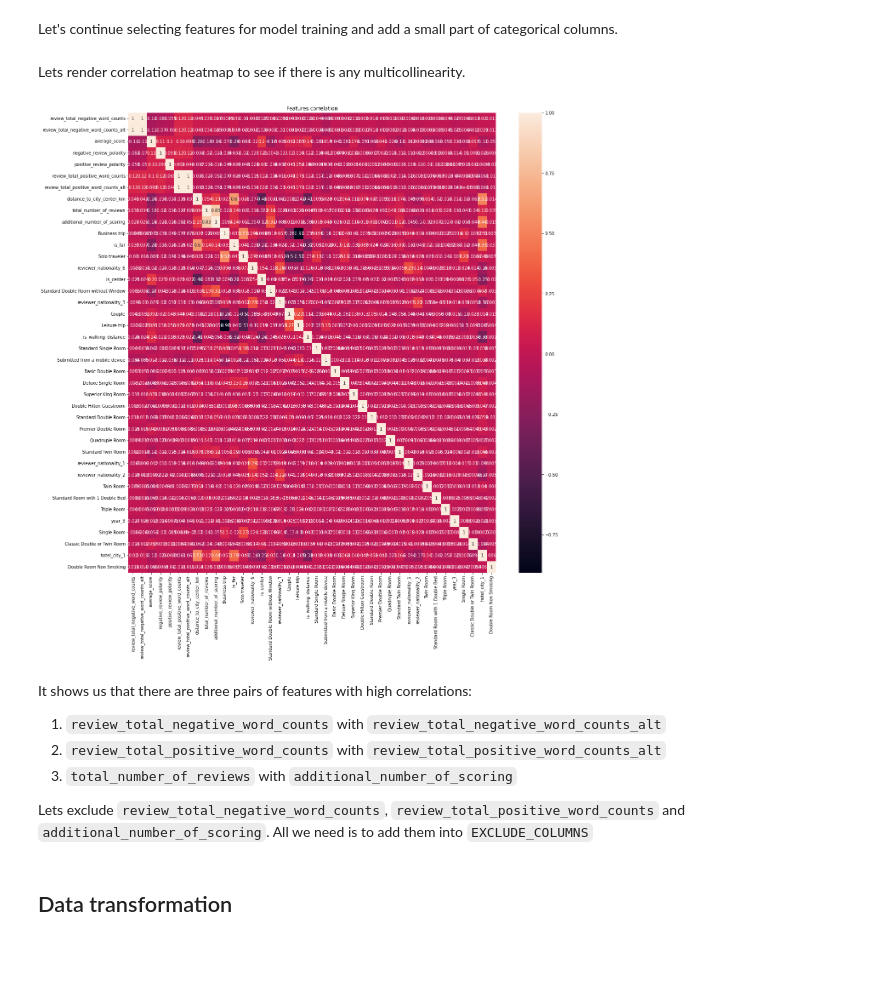
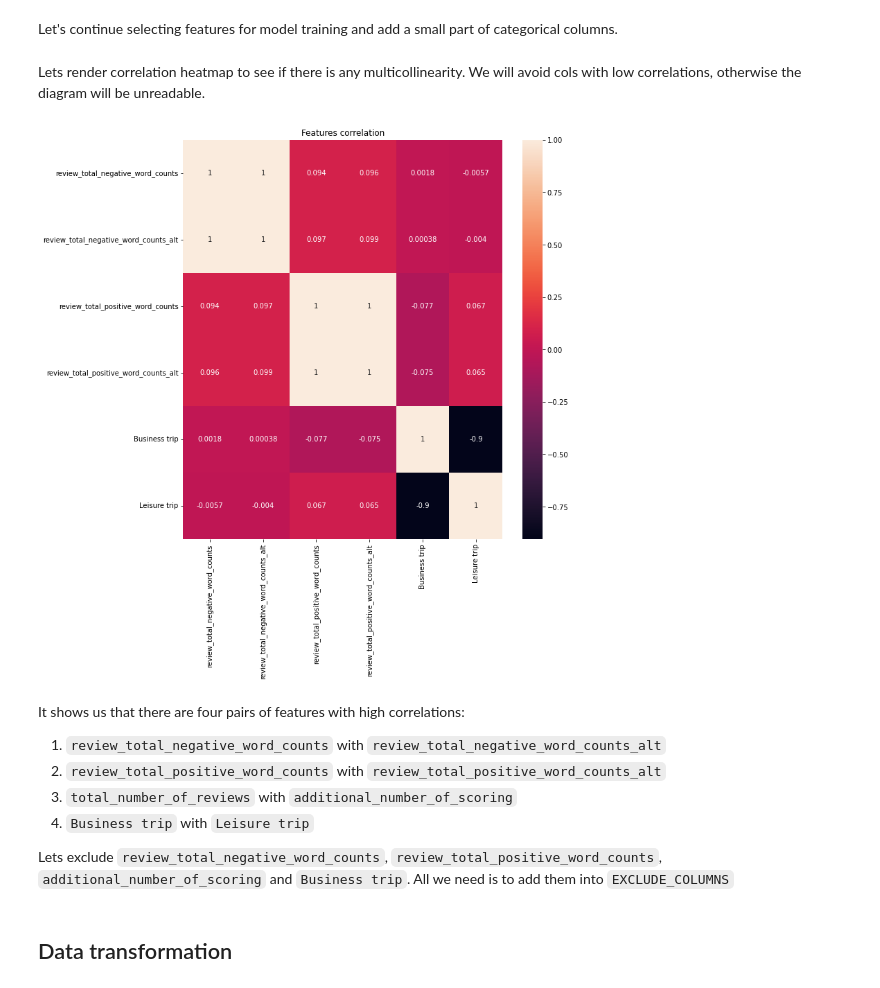
Before and after one commit to evpozdniakov/ds_projects, a Jupyter notebook: project3/hotel_score_prediction.ipynb, the cells around one changed output. Saved outputs shown, nothing was run; the diff lists cells and outputs as text; code cells hidden in the pictures; blank space fills up the shorter version.

Commit message:
project 3: tonnes of changes
(NLTK added, MAPE 12.6)

```diff
--- a/project3/hotel_score_prediction.ipynb
+++ b/project3/hotel_score_prediction.ipynb
@@ -22,7 +22,7 @@ KAGGLE_ENV = False
 DEBUG = True
 RANDOM_STATE = 18
 TARGET_COLUMN_NAME = 'reviewer_score'
-TEST_SIZE = 0.25
+TEST_SIZE = 0.20
 
 # cleanup
 POST_CLEANUP_MASKS = None
@@ -35,11 +35,9 @@ TOP_TAGS_LIST = None
 
 # feature selection
 CATEGORICAL_COLUMNS = None
-CATEGORICAL_COLUMNS_BY_IMPORTANCE = None
-CATEGORICAL_COLUMNS_NUM = None
+CATEGORICAL_COLUMNS_MAX_NUM = None
 NUMERIC_COLUMNS = None
-NUMERIC_COLUMNS_BY_IMPORTANCE = None
-NUMERIC_COLUMNS_NUM = None
+NUMERIC_COLUMNS_MAX_NUM = None
 TAGS_COUNTER = None
 
 # feature transformation
@@ -49,6 +47,7 @@ NORM_SCALER = None
 STND_SCALER = None
 
 # training
+MAPE = None
 CHUNK_TO_TRAIN = None
 EXCLUDE_COLUMNS = None
 N_ESTIMATORS = None
@@ -751,7 +950,7 @@ The result is **14.18270**. Now lets try to improve it.
 # %% [markdown]
 Start by loading the train set. We will only do do the first training on a small part of the whole training set.
 # %%
-CHUNK_TO_TRAIN = 30_000
+CHUNK_TO_TRAIN = 10_000
 train_data = get_train_data(CHUNK_TO_TRAIN)
 # %% [markdown]
 ## Train dataset cleaning
@@ -896,14 +1032,15 @@ CATEGORICAL_COLUMNS_NUM = 30
 # %% [markdown]
-Lets render correlation heatmap to see if there is any multicollinearity.
+Lets render correlation heatmap to see if there is any multicollinearity. We will avoid cols with low correlations, otherwise the diagram will be unreadable.
 # %%
-visualize_correlation(train_data)
+visualize_correlation(train_data, high_corr_onlly=True)
 # %% [output]
-[figure, old version]
+[figure, new version]
 # %% [markdown]
-It shows us that there are three pairs of features with high correlations:
+It shows us that there are four pairs of features with high correlations:
 1. `review_total_negative_word_counts` with `review_total_negative_word_counts_alt`
 2. `review_total_positive_word_counts` with `review_total_positive_word_counts_alt`
 3. `total_number_of_reviews` with `additional_number_of_scoring`
+4. `Business trip` with `Leisure trip`
 
-Lets exclude `review_total_negative_word_counts`, `review_total_positive_word_counts` and `additional_number_of_scoring`. All we need is to add them into `EXCLUDE_COLUMNS`
+Lets exclude `review_total_negative_word_counts`, `review_total_positive_word_counts`, `additional_number_of_scoring` and `Business trip`. All we need is to add them into `EXCLUDE_COLUMNS`
 # %%
```
Also changed, not shown: parts of 202 cells of this notebook.
